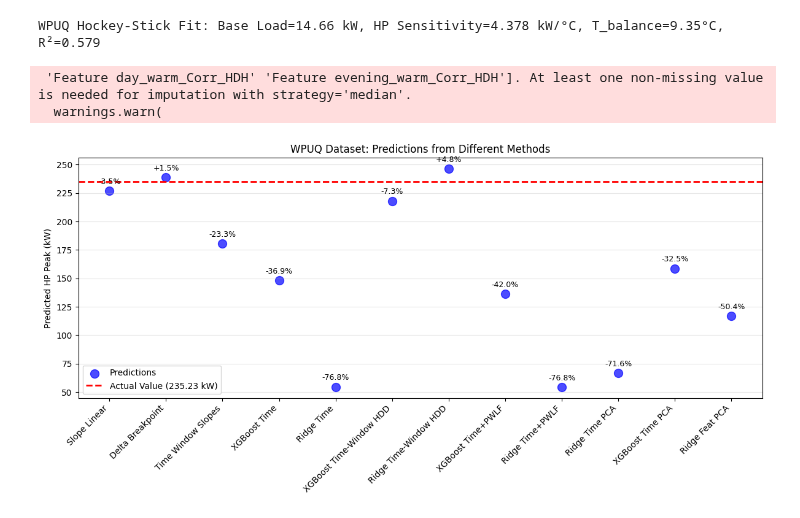
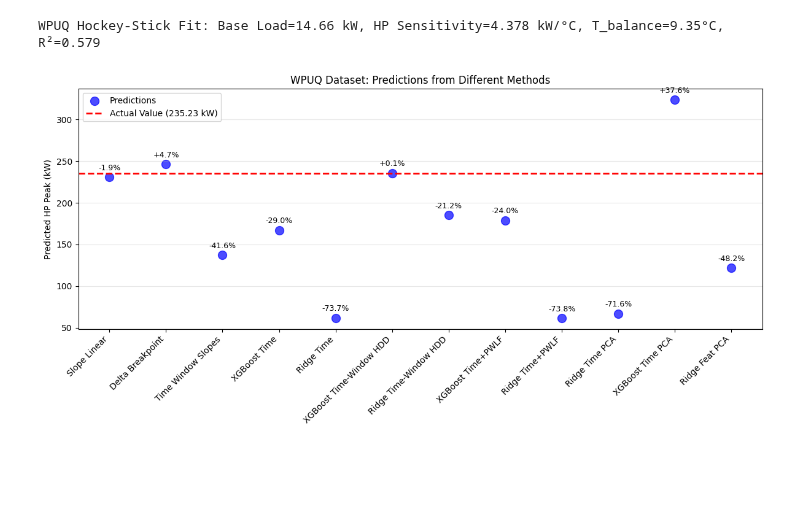
Before and after one commit to agouveia-kul/hp-capacity-detection, a Jupyter notebook: HeatPumpDetection_refactored.ipynb, the cells around one changed output. Drawn from its saved outputs; the diff is of its cells as text; code cells hidden in the pictures; blank space fills up the shorter version.

```diff
--- a/HeatPumpDetection_refactored.ipynb
+++ b/HeatPumpDetection_refactored.ipynb
@@ -514,7 +518,7 @@ if regenerate_substations:
 
     substations = {}
 
-    min_substation_size = 2
+    min_substation_size = 20
     max_substation_size = 100
 
     T_base = 12.0  # degC, balance temperature for heating degree hours (HDH)
@@ -2020,12 +2090,12 @@ def extract_windowed_hdd_features_from_mapping(
 # Shared boolean arguments for all windowed HDD feature extractions
 windowed_hdd_feature_kwargs = dict(
     weekday_only=True,
-    include_shape=True,
+    include_shape=False,
     include_minmax=True,
     include_quantiles=True,
-    include_n_days=True,
-    include_corr_features=True,
-    include_climate_context=True,
+    include_n_days=False,
+    include_corr_features=False,
+    include_climate_context=False,
     normalize_by_peak=True,
 )
 
@@ -2792,26 +2836,25 @@ wpuq_coeff_hourly_df = pd.DataFrame.from_dict(wpuq_coeff_hourly, orient='index')
 # %%
 wpuq_sensitivities = wpuq_coeff_hourly_df[sensitivity_cols]
 # %%
-slopePred = modelLinSlope.predict(np.array([[hp_sensitivity_wpuq]]))
+def make_prediction_series(model, features):
+    preds = model.predict(features)
+    return clip_non_negative(preds)
 
-nonSimDeltaPred_wpuq = nonSimDeltaFit.predict(np.array([[hp_sensitivity_wpuq]]))
+
+slope_pred_wpuq = modelLinSlope.predict(np.array([[hp_sensitivity_wpuq]]))
+non_sim_delta_pred_wpuq = nonSimDeltaFit.predict(np.array([[hp_sensitivity_wpuq]]))
 
 sens_time_window_pred_wpuq = sensitivity_model.predict(wpuq_sensitivities)
 
 X_wpuq_time = wpuq_featuresDf
 
 if 'xgb_time_model' in globals():
-    xgb_time_pred = xgb_time_model.predict(X_wpuq_time)
-    xgb_time_pred = np.maximum(xgb_time_pred, 0) # ensure non-negative predictions
+    xgb_time_pred = make_prediction_series(xgb_time_model, X_wpuq_time)
 
-linreg_time_pred = linreg_time_model.predict(X_wpuq_time)
-linreg_time_pred = np.maximum(linreg_time_pred, 0) # ensure no negative predictions
+linreg_time_pred = make_prediction_series(linreg_time_model, X_wpuq_time)
 
-xgb_pred_windowed_hdd_wpuq = xgb_windowed_hdd_model.predict(wpuq_features_windowed_hddDf)
-xgb_pred_windowed_hdd_wpuq = np.maximum(xgb_pred_windowed_hdd_wpuq, 0)
-
-ridge_pred_windowed_hdd_wpuq = ridge_windowed_hdd_model.predict(wpuq_features_windowed_hddDf)
-ridge_pred_windowed_hdd_wpuq = np.maximum(ridge_pred_windowed_hdd_wpuq, 0)
+xgb_pred_windowed_hdd_wpuq = make_prediction_series(xgb_windowed_hdd_model, wpuq_features_windowed_hddDf)
+ridge_pred_windowed_hdd_wpuq = make_prediction_series(ridge_windowed_hdd_model, wpuq_features_windowed_hddDf)
 
 X_wpuq_pwlf = X_wpuq_time.join(pd.DataFrame({
     'Base_Load': base_load_wpuq,
@@ -2820,37 +2863,31 @@ X_wpuq_pwlf = X_wpuq_time.join(pd.DataFrame({
 }, index=X_wpuq_time.index))
 
 if 'xgb_time_pwlf_model' in globals():
-    xgb_time_pwlf_pred = xgb_time_pwlf_model.predict(X_wpuq_pwlf)
-    xgb_time_pwlf_pred = np.maximum(xgb_time_pwlf_pred, 0) # ensure no negative predictions
+    xgb_time_pwlf_pred = make_prediction_series(xgb_time_pwlf_model, X_wpuq_pwlf)
 
 if 'linreg_time_pwlf_model' in globals():
-    linreg_time_pwlf_pred = linreg_time_pwlf_model.predict(X_wpuq_pwlf)
-    linreg_time_pwlf_pred = np.maximum(linreg_time_pwlf_pred, 0) # ensure no negative predictions
+    linreg_time_pwlf_pred = make_prediction_series(linreg_time_pwlf_model, X_wpuq_pwlf)
 
+pca_model = PCA(n_components=pca_xgb_time_n_comp)
+pca_model.fit(pca_train_loads_df)
 
-pca = PCA(n_components=pca_xgb_time_n_comp)
-pca.fit(total_loads_train_df)
+wpuq_pca_time = pca_model.transform(wpuq_total_df['Load'].values.reshape(1, -1))
 
-wpuq_pca_time = pca.transform(wpuq_total_df['Load'].values.reshape(1, -1))
-
-xgb_pred_time_pca_wpuq = xgb_model_time_pca.predict(wpuq_pca_time)
-xgb_pred_time_pca_wpuq = np.maximum(xgb_pred_time_pca_wpuq, 0) # ensure no negative predictions
+xgb_pred_time_pca_wpuq = make_prediction_series(xgb_pca_model, wpuq_pca_time)
 
 wpuq_pca_time = pca_time.transform(wpuq_total_df['Load'].values.reshape(1, -1))
 
-linreg_time_pca_pred = linreg_model_time_pca.predict(wpuq_pca_time)
-linreg_time_pca_pred = np.maximum(linreg_time_pca_pred, 0) # ensure no negative predictions
+linreg_time_pca_pred = make_prediction_series(ridge_pca_model, wpuq_pca_time)
 
 wpuq_pca_feat = RidgePCAFeat.predict(X_wpuq_time)
-
-linreg_feat_pca_pred = np.maximum(wpuq_pca_feat, 0) # ensure no negative predictions
+linreg_feat_pca_pred = clip_non_negative(wpuq_pca_feat)
 
 # Create comparison plot of all methods
 fig, ax = plt.subplots(figsize=(12, 6))
 
 methods = [
-    ('Slope Linear', slopePred[0]),
-    ('Delta Breakpoint', nonSimDeltaPred_wpuq[0]),
+    ('Slope Linear', slope_pred_wpuq[0]),
+    ('Delta Breakpoint', non_sim_delta_pred_wpuq[0]),
     ('Time Window Slopes', sens_time_window_pred_wpuq[0]),
     ('XGBoost Time', xgb_time_pred[0]),
     ('Ridge Time', linreg_time_pred[0]),
@@ -2863,35 +2900,33 @@ methods = [
     ('Ridge Feat PCA', linreg_feat_pca_pred[0])
 ]
 
 x_pos = range(len(methods))
-method_names = [m[0] for m in methods]
-predictions = [m[1] for m in methods]
+method_names = [method_name for method_name, _ in methods]
+predictions = [prediction for _, prediction in methods]
 
 actual = wpuq_target['HP_Peak']
 for x, pred in zip(x_pos, predictions):
     pct_err = 100 * (pred - actual) / actual
     ax.annotate(
         f'{pct_err:+.1f}%',
         (x, pred),
         textcoords='offset points',
         xytext=(0, 6),
         ha='center',
         va='bottom',
         fontsize=9,
         color='black'
     )
 
 ax.scatter(x_pos, predictions, s=100, alpha=0.7, color='blue', label='Predictions')
 ax.axhline(y=wpuq_target['HP_Peak'], color='red', linestyle='--', linewidth=2, label=f'Actual Value ({wpuq_target["HP_Peak"]:.2f} kW)')
 ax.set_xticks(x_pos)
 ax.set_xticklabels(method_names, rotation=45, ha='right')
 ax.set_ylabel('Predicted HP Peak (kW)')
 ax.set_title('WPUQ Dataset: Predictions from Different Methods')
 ax.grid(alpha=0.3, axis='y')
 ax.legend()
 fig.tight_layout()
 plt.show()
 # %% [output]
- 'Feature day_warm_Corr_HDH' 'Feature evening_warm_Corr_HDH']. At least one non-missing value is needed for imputation with strategy='median'.
-  warnings.warn(
-[figure, old version]
+[figure, new version]
```
Also changed, not shown: parts of 41 cells of this notebook, 20 other files.
